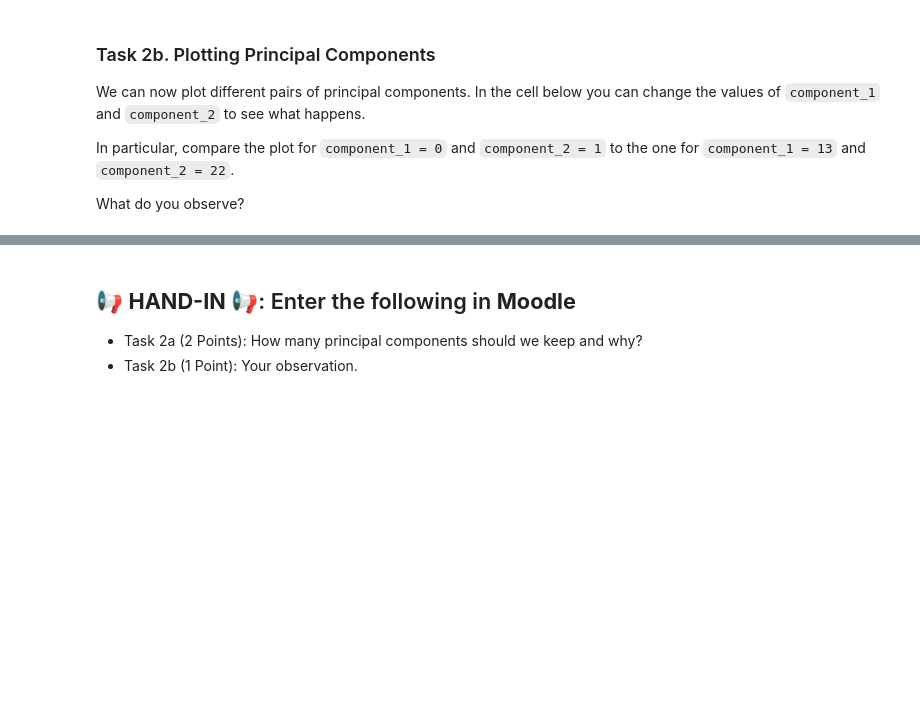
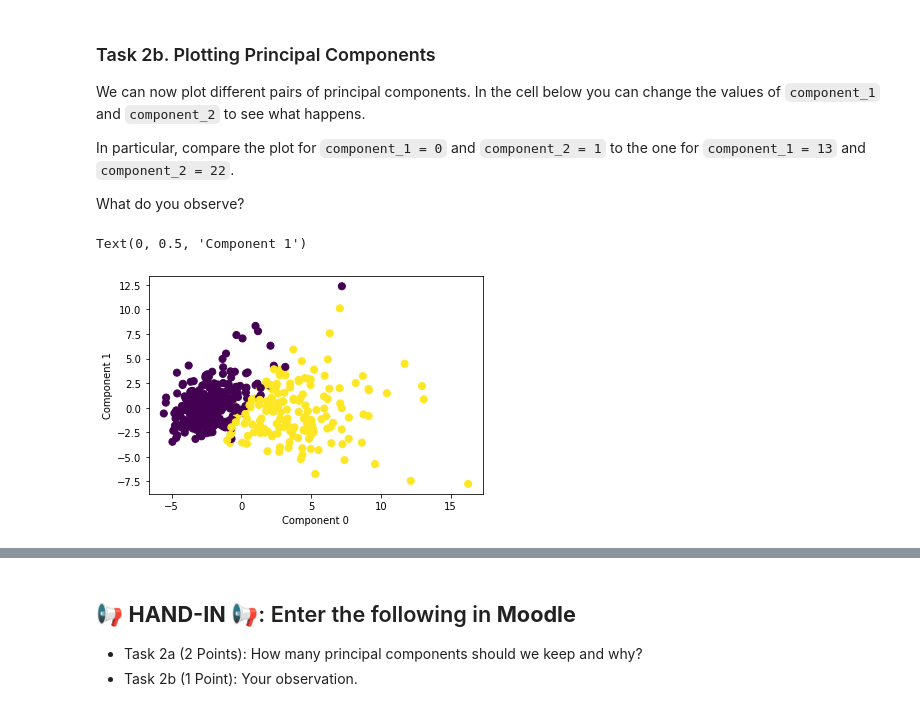
Before and after one commit to schazadm/mldm_hs22, a Jupyter notebook: labs/L08_Dimensionality_Reduction_LAB_ASSIGNMENT.ipynb, the cells around one changed output, grey strips where cells are left out. Saved outputs shown, nothing was run; the diff lists cells and outputs as text; code cells hidden in the pictures; blank space fills up the shorter version.

```diff
--- a/labs/L08_Dimensionality_Reduction_LAB_ASSIGNMENT.ipynb
+++ b/labs/L08_Dimensionality_Reduction_LAB_ASSIGNMENT.ipynb
@@ -99,11 +100,10 @@ from sklearn.svm import LinearSVC
 
 for c in [.1, 1., 10.]:
   for class_weight in [None, "balanced"]:
-    svm = LinearSVC(C=c, class_weight=class_weight)
     # fit svm
-    svm.fit(x_train_norm, y_train)
+    svm = LinearSVC(C=c, class_weight=class_weight).fit(x_train_norm, y_train)
     # compute f1_malignant
     # find the best combination of C and class_weight
-    y_test_pred = svm.predict(x_test)
-    f1_malignant(pd.Series(y_test), pd.Series(y_test_pred))
+    y_test_pred = svm.predict(x_test_norm)
+    print(f'C: {c} - class_weight: {class_weight} --> f1_score: {f1_malignant(y_test, y_test_pred)}')
 # %% [output]
@@ -180,9 +221,12 @@ In particular, compare the plot for `component_1 = 0` and `component_2 = 1` to t
 
 What do you observe?
 # %%
-component_1 = 13  # enter here any number between 0..29
-component_2 = 22
+component_1 = 0  # enter here any number between 0..29
+component_2 = 1
 
 plt.scatter(x_train_pca[:, component_1], x_train_pca[:, component_2], c=y_train.map({'Benign': 0, 'Malignant': 1}), s=50)
 plt.xlabel(f"Component {component_1}")
 plt.ylabel(f"Component {component_2}")
+# %% [output]
+Text(0, 0.5, 'Component 1')
+[figure, added]
```
Also changed, not shown: parts of 19 cells of this notebook.
